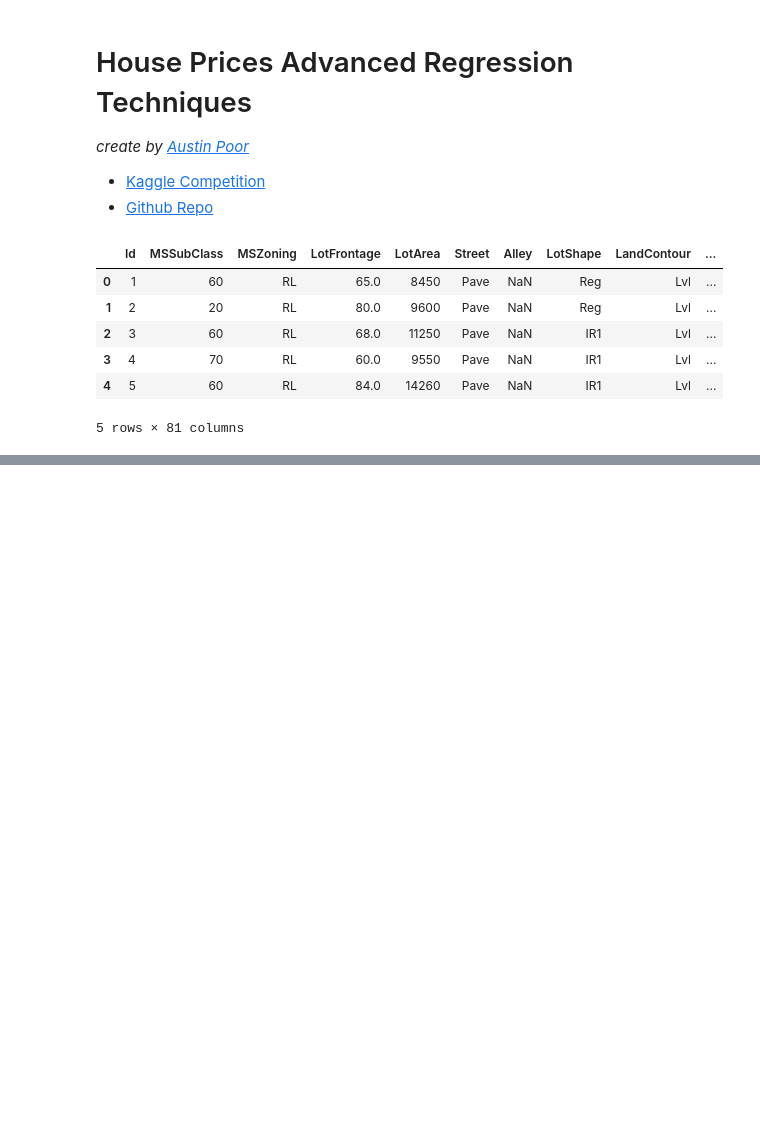
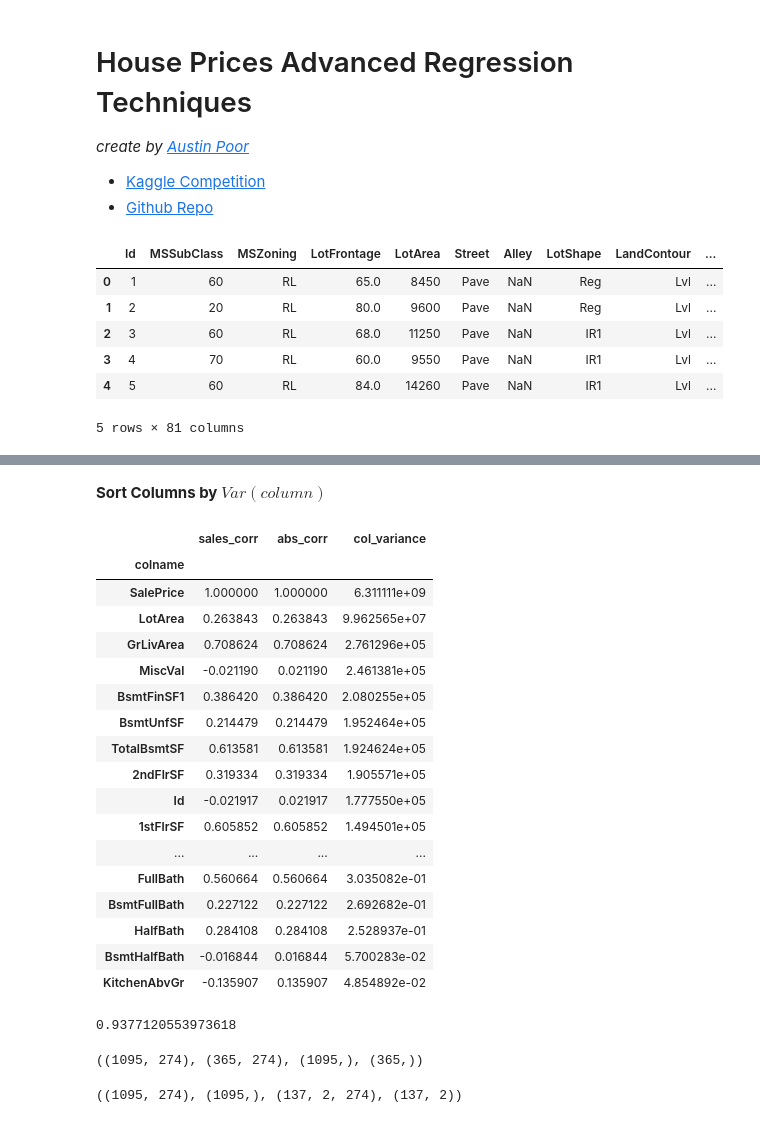
Before and after one commit to a-poor/kaggle-house-prices, a Jupyter notebook: notebooks/apoor-house-prices.ipynb, the cells around one changed output, grey strips where cells are left out. Cells and saved outputs as stored; diff of their text form; code cells hidden in the pictures; blank space fills up the shorter version.

```diff
--- a/notebooks/apoor-house-prices.ipynb
+++ b/notebooks/apoor-house-prices.ipynb
@@ -62,0 +115,26 @@ df_train.sample(10)
+# %% [markdown]
+__Sort Columns by $Var(column)$__
+# %%
+sales_corr.sort_values(
+    ["col_variance","abs_corr"],
+    ascending=False
+)
+# %% [output]
+|  | sales_corr | abs_corr | col_variance |
+| colname |  |  |  |
+| SalePrice | 1.000000 | 1.000000 | 6.311111e+09 |
+| LotArea | 0.263843 | 0.263843 | 9.962565e+07 |
+| GrLivArea | 0.708624 | 0.708624 | 2.761296e+05 |
+| MiscVal | -0.021190 | 0.021190 | 2.461381e+05 |
+| BsmtFinSF1 | 0.386420 | 0.386420 | 2.080255e+05 |
+| BsmtUnfSF | 0.214479 | 0.214479 | 1.952464e+05 |
+| TotalBsmtSF | 0.613581 | 0.613581 | 1.924624e+05 |
+| 2ndFlrSF | 0.319334 | 0.319334 | 1.905571e+05 |
+| Id | -0.021917 | 0.021917 | 1.777550e+05 |
+| 1stFlrSF | 0.605852 | 0.605852 | 1.494501e+05 |
+| ... | ... | ... | ... |
+| FullBath | 0.560664 | 0.560664 | 3.035082e-01 |
+| BsmtFullBath | 0.227122 | 0.227122 | 2.692682e-01 |
+| HalfBath | 0.284108 | 0.284108 | 2.528937e-01 |
+| BsmtHalfBath | -0.016844 | 0.016844 | 5.700283e-02 |
+| KitchenAbvGr | -0.135907 | 0.135907 | 4.854892e-02 |
@@ -62,0 +152,11 @@ df_train.sample(10)
+# %%
+df = pd.get_dummies(df_train,drop_first=True)
+X, y = df.drop("SalePrice",1), df["SalePrice"].values
+
+imp = impute.SimpleImputer(strategy="median")
+X = imp.fit_transform(X)
+
+m = linear_model.LinearRegression().fit(X,y)
+m.score(X,y)
+# %% [output]
+0.9377120553973618
@@ -62,0 +181,9 @@ df_train.sample(10)
+# %%
+X_train, X_test, y_train, y_test = model_selection.train_test_split(X,y)
+X_train.shape, X_test.shape, y_train.shape, y_test.shape
+# %% [output]
+((1095, 274), (365, 274), (1095,), (365,))
+# %%
+X_train.shape, y_train.shape, X_val.shape, y_val.shape
+# %% [output]
+((1095, 274), (1095,), (137, 2, 274), (137, 2))
```
Also changed, not shown: parts of 22 cells of this notebook, 1 other file.
